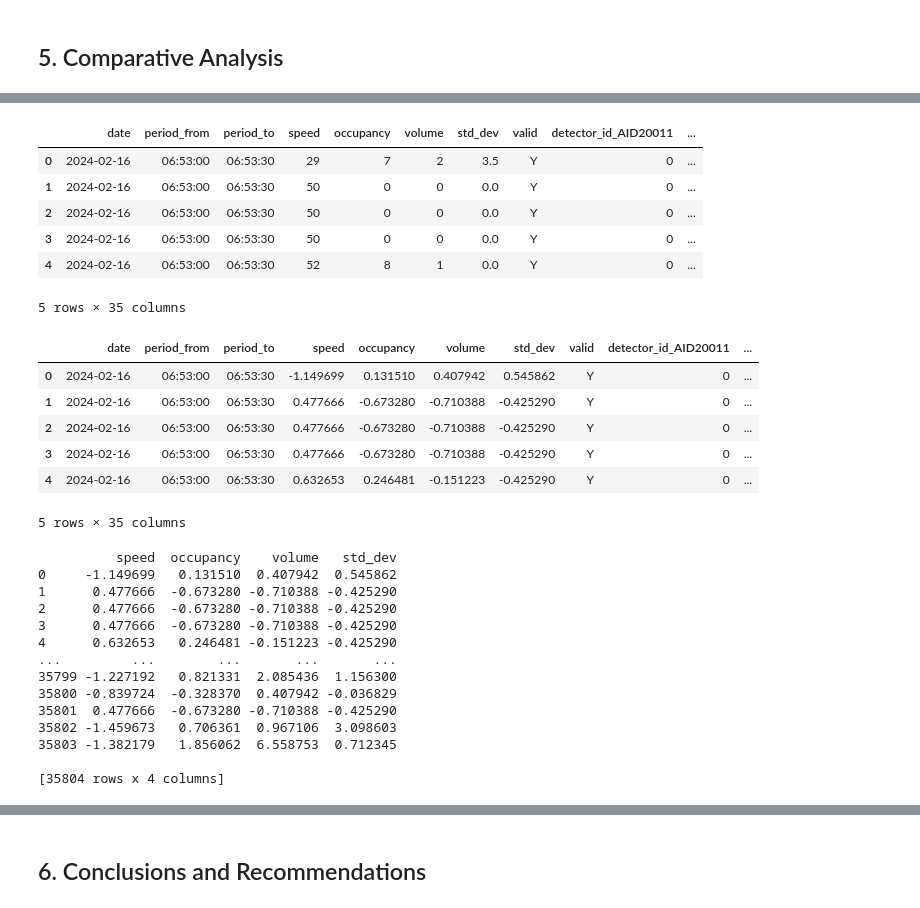
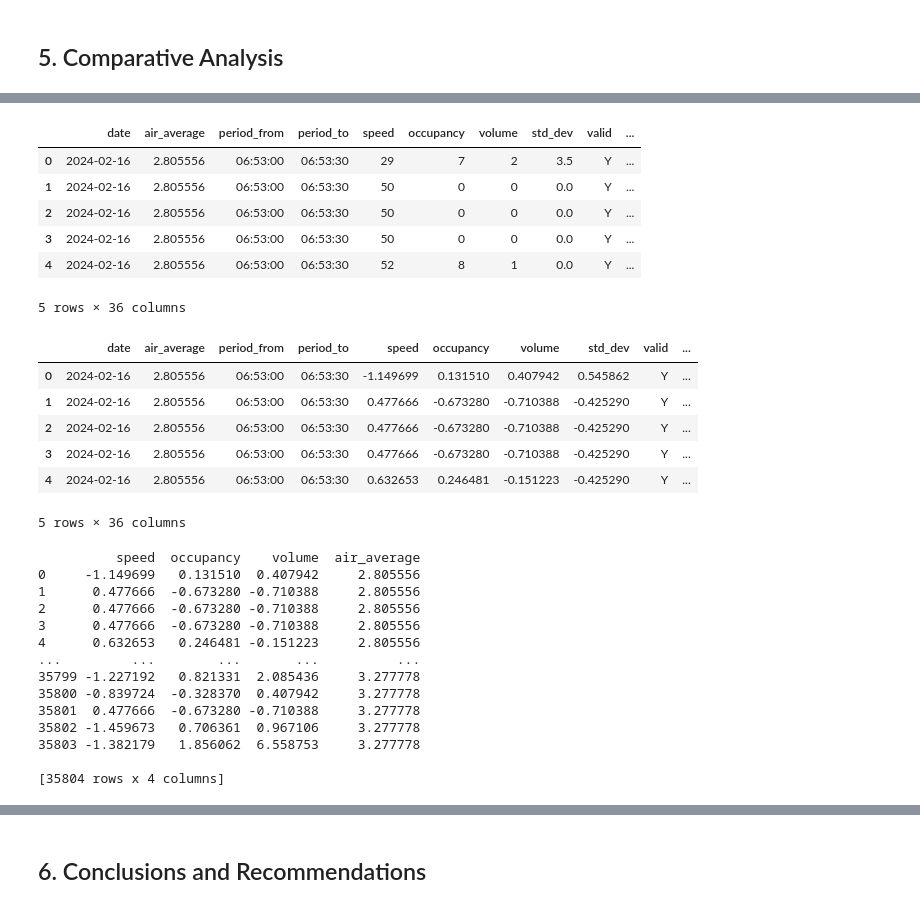
Before and after one commit to linxianying/G12_GuidedProject, a Jupyter notebook: traffic_air_sg.ipynb, the cells around one changed output, grey strips where cells are left out. Saved outputs shown, nothing was run; the diff lists cells and outputs as text; code cells hidden in the pictures.

```diff
--- a/traffic_air_sg.ipynb
+++ b/traffic_air_sg.ipynb
@@ -737,15 +737,15 @@ def overall_average_air_quality(dataframe):
     # only have columns after first two to do average
     cols_to_convert = dataframe.columns[2:]
     dataframe[cols_to_convert] = dataframe[cols_to_convert].apply(pd.to_numeric, errors='coerce')
-    dataframe['Overall_Average'] = dataframe[cols_to_convert].mean(axis=1)
+    dataframe['air_average'] = dataframe[cols_to_convert].mean(axis=1)
     # group the average by date
-    overall_avg_df = dataframe.groupby('date')['Overall_Average'].mean().reset_index()
+    overall_avg_df = dataframe.groupby('date')['air_average'].mean().reset_index()
     return overall_avg_df
 
 
-average_air_quality_df = overall_average_air_quality(filtered_hk_air_quality_df)
+hk_average_air_quality_df = overall_average_air_quality(filtered_hk_air_quality_df)
 
-average_air_quality_df.head()
+hk_average_air_quality_df.head()
 # %% [output]
 A value is trying to be set on a copy of a slice from a DataFrame.
 Try using .loc[row_indexer,col_indexer] = value instead
@@ -787,18 +799,20 @@ Data columns (total 11 columns):
 dtypes: datetime64[ns](1), float64(1), int64(3), object(6)
 memory usage: 3.0+ MB
 None
+# %%
+merge_hk_traffic_air_df = pd.merge(hk_average_air_quality_df, hk_traffic_df,on='date' )
 # %%
-data_encoded = pd.get_dummies(hk_traffic_df, columns=['detector_id', 'direction', 'lane_id'], dtype=int)
+data_encoded = pd.get_dummies(merge_hk_traffic_air_df, columns=['detector_id', 'direction', 'lane_id'], dtype=int)
 # Display the first few rows of the encoded DataFrame
 data_encoded.head()
 # %% [output]
-|  | date | period_from | period_to | speed | occupancy | volume | std_dev | valid | detector_id_AID20011 | ... |
-| 0 | 2024-02-16 | 06:53:00 | 06:53:30 | 29 | 7 | 2 | 3.5 | Y | 0 | ... |
-| 1 | 2024-02-16 | 06:53:00 | 06:53:30 | 50 | 0 | 0 | 0.0 | Y | 0 | ... |
-| 2 | 2024-02-16 | 06:53:00 | 06:53:30 | 50 | 0 | 0 | 0.0 | Y | 0 | ... |
-| 3 | 2024-02-16 | 06:53:00 | 06:53:30 | 50 | 0 | 0 | 0.0 | Y | 0 | ... |
-| 4 | 2024-02-16 | 06:53:00 | 06:53:30 | 52 | 8 | 1 | 0.0 | Y | 0 | ... |
+|  | date | air_average | period_from | period_to | speed | occupancy | volume | std_dev | valid | ... |
+| 0 | 2024-02-16 | 2.805556 | 06:53:00 | 06:53:30 | 29 | 7 | 2 | 3.5 | Y | ... |
+| 1 | 2024-02-16 | 2.805556 | 06:53:00 | 06:53:30 | 50 | 0 | 0 | 0.0 | Y | ... |
+| 2 | 2024-02-16 | 2.805556 | 06:53:00 | 06:53:30 | 50 | 0 | 0 | 0.0 | Y | ... |
+| 3 | 2024-02-16 | 2.805556 | 06:53:00 | 06:53:30 | 50 | 0 | 0 | 0.0 | Y | ... |
+| 4 | 2024-02-16 | 2.805556 | 06:53:00 | 06:53:30 | 52 | 8 | 1 | 0.0 | Y | ... |
-5 rows × 35 columns
+5 rows × 36 columns
 # %%
 from sklearn.preprocessing import StandardScaler
 
@@ -812,31 +826,31 @@ data_encoded[numerical_cols] = scaler.fit_transform(data_encoded[numerical_cols]
 # Display the first few rows of the standardized DataFrame
 data_encoded.head()
 # %% [output]
-|  | date | period_from | period_to | speed | occupancy | volume | std_dev | valid | detector_id_AID20011 | ... |
-| 0 | 2024-02-16 | 06:53:00 | 06:53:30 | -1.149699 | 0.131510 | 0.407942 | 0.545862 | Y | 0 | ... |
-| 1 | 2024-02-16 | 06:53:00 | 06:53:30 | 0.477666 | -0.673280 | -0.710388 | -0.425290 | Y | 0 | ... |
-| 2 | 2024-02-16 | 06:53:00 | 06:53:30 | 0.477666 | -0.673280 | -0.710388 | -0.425290 | Y | 0 | ... |
-| 3 | 2024-02-16 | 06:53:00 | 06:53:30 | 0.477666 | -0.673280 | -0.710388 | -0.425290 | Y | 0 | ... |
-| 4 | 2024-02-16 | 06:53:00 | 06:53:30 | 0.632653 | 0.246481 | -0.151223 | -0.425290 | Y | 0 | ... |
+|  | date | air_average | period_from | period_to | speed | occupancy | volume | std_dev | valid | ... |
+| 0 | 2024-02-16 | 2.805556 | 06:53:00 | 06:53:30 | -1.149699 | 0.131510 | 0.407942 | 0.545862 | Y | ... |
+| 1 | 2024-02-16 | 2.805556 | 06:53:00 | 06:53:30 | 0.477666 | -0.673280 | -0.710388 | -0.425290 | Y | ... |
+| 2 | 2024-02-16 | 2.805556 | 06:53:00 | 06:53:30 | 0.477666 | -0.673280 | -0.710388 | -0.425290 | Y | ... |
+| 3 | 2024-02-16 | 2.805556 | 06:53:00 | 06:53:30 | 0.477666 | -0.673280 | -0.710388 | -0.425290 | Y | ... |
+| 4 | 2024-02-16 | 2.805556 | 06:53:00 | 06:53:30 | 0.632653 | 0.246481 | -0.151223 | -0.425290 | Y | ... |
-5 rows × 35 columns
+5 rows × 36 columns
 # %%
 # Select relevant features
-features = data_encoded[['speed', 'occupancy', 'volume', 'std_dev']]
+features = data_encoded[['speed', 'occupancy', 'volume', 'air_average']]
 
 print(features)
 # %% [output]
-          speed  occupancy    volume   std_dev
-0     -1.149699   0.131510  0.407942  0.545862
-1      0.477666  -0.673280 -0.710388 -0.425290
-2      0.477666  -0.673280 -0.710388 -0.425290
-3      0.477666  -0.673280 -0.710388 -0.425290
-4      0.632653   0.246481 -0.151223 -0.425290
-...         ...        ...       ...       ...
-35799 -1.227192   0.821331  2.085436  1.156300
-35800 -0.839724  -0.328370  0.407942 -0.036829
-35801  0.477666  -0.673280 -0.710388 -0.425290
-35802 -1.459673   0.706361  0.967106  3.098603
-35803 -1.382179   1.856062  6.558753  0.712345
+          speed  occupancy    volume  air_average
+0     -1.149699   0.131510  0.407942     2.805556
+1      0.477666  -0.673280 -0.710388     2.805556
+2      0.477666  -0.673280 -0.710388     2.805556
+3      0.477666  -0.673280 -0.710388     2.805556
+4      0.632653   0.246481 -0.151223     2.805556
+...         ...        ...       ...          ...
+35799 -1.227192   0.821331  2.085436     3.277778
+35800 -0.839724  -0.328370  0.407942     3.277778
+35801  0.477666  -0.673280 -0.710388     3.277778
+35802 -1.459673   0.706361  0.967106     3.277778
+35803 -1.382179   1.856062  6.558753     3.277778
 
 [35804 rows x 4 columns]
 # %%
```
Also changed, not shown: parts of 5 cells of this notebook.
